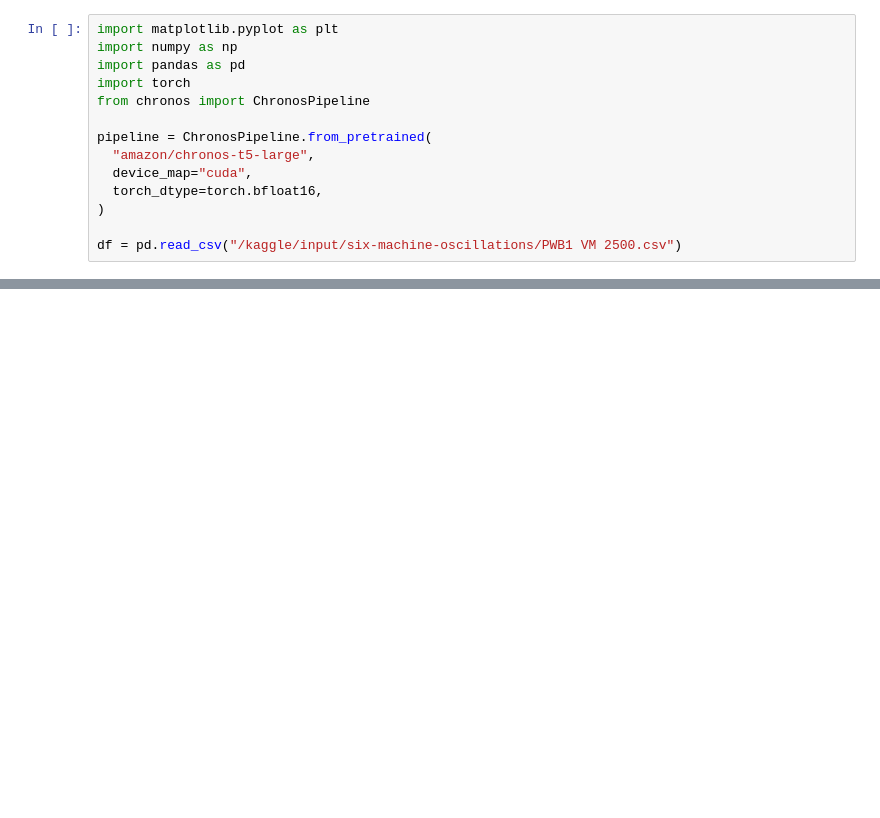
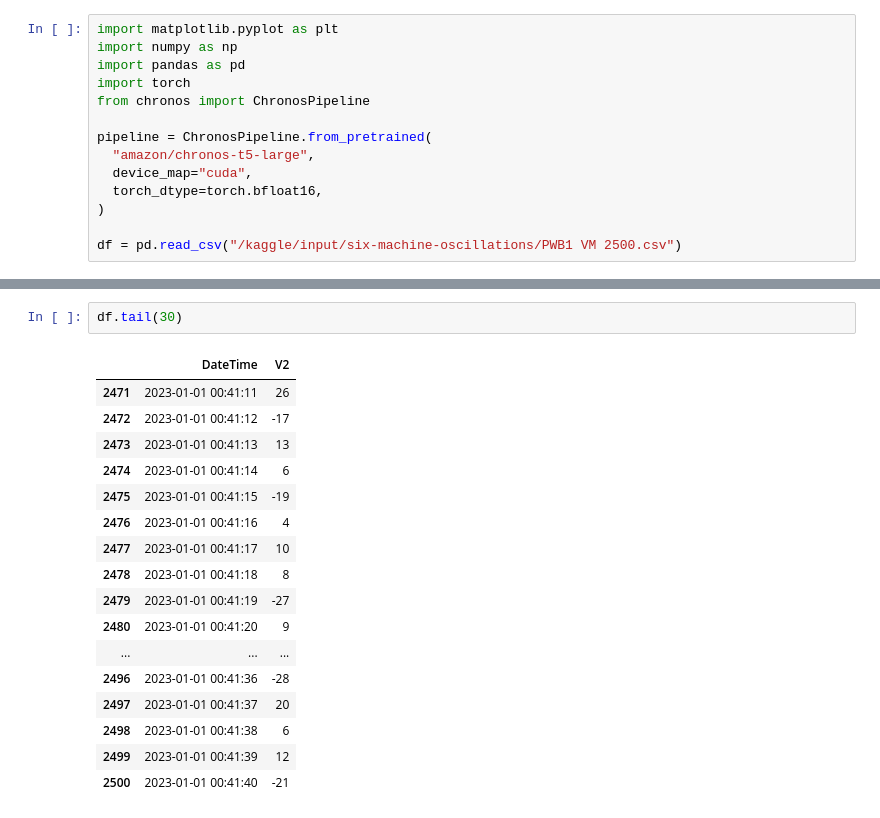
Before and after one commit to junaidulhassan/My-All-Kaggle-Jupyter-Notebooks, a Jupyter notebook: Time Series Analysis using AWS chronos- Transformer/code.ipynb, the cells around one changed output, grey strips where cells are left out. Cells and saved outputs as stored; diff of their text form; blank space fills up the shorter version.

```diff
--- a/Time Series Analysis using AWS chronos- Transformer/code.ipynb
+++ b/Time Series Analysis using AWS chronos- Transformer/code.ipynb
@@ -86,0 +131,20 @@ low, median, high = np.quantile(forecast[0].numpy(), [0.1, 0.5, 0.9], axis=0)
+# %%
+df.tail(30)
+# %% [output]
+|  | DateTime | V2 |
+| 2471 | 2023-01-01 00:41:11 | 26 |
+| 2472 | 2023-01-01 00:41:12 | -17 |
+| 2473 | 2023-01-01 00:41:13 | 13 |
+| 2474 | 2023-01-01 00:41:14 | 6 |
+| 2475 | 2023-01-01 00:41:15 | -19 |
+| 2476 | 2023-01-01 00:41:16 | 4 |
+| 2477 | 2023-01-01 00:41:17 | 10 |
+| 2478 | 2023-01-01 00:41:18 | 8 |
+| 2479 | 2023-01-01 00:41:19 | -27 |
+| 2480 | 2023-01-01 00:41:20 | 9 |
+| ... | ... | ... |
+| 2496 | 2023-01-01 00:41:36 | -28 |
+| 2497 | 2023-01-01 00:41:37 | 20 |
+| 2498 | 2023-01-01 00:41:38 | 6 |
+| 2499 | 2023-01-01 00:41:39 | 12 |
+| 2500 | 2023-01-01 00:41:40 | -21 |
```
Also changed, not shown: parts of 17 cells of this notebook.
